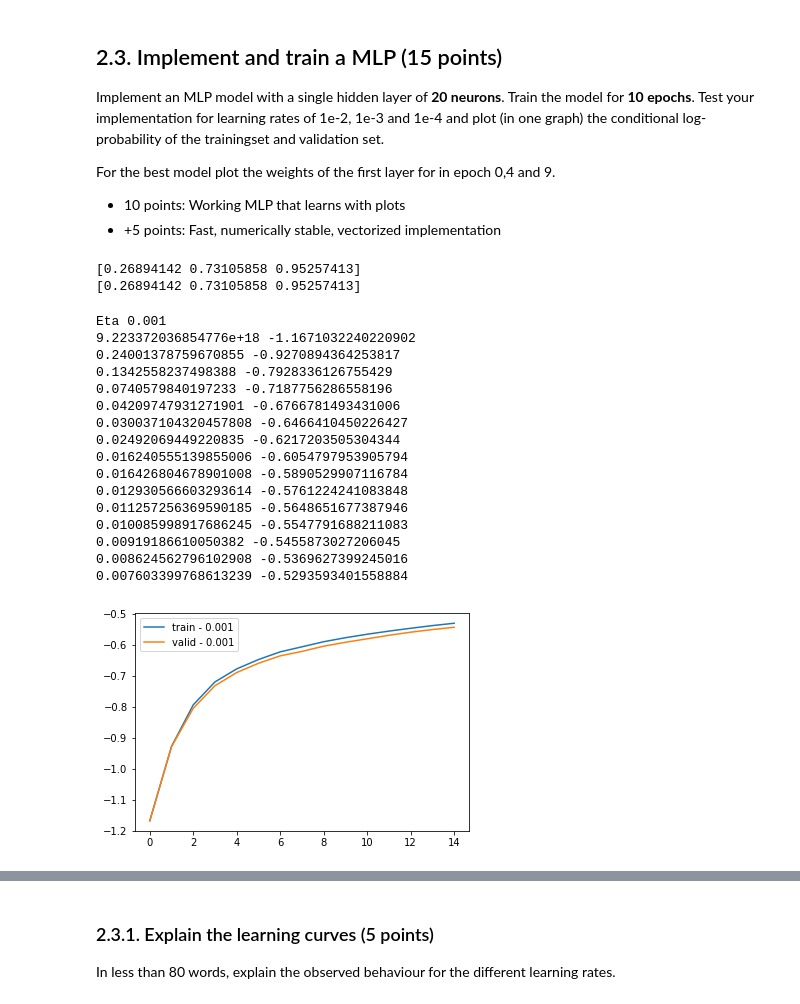
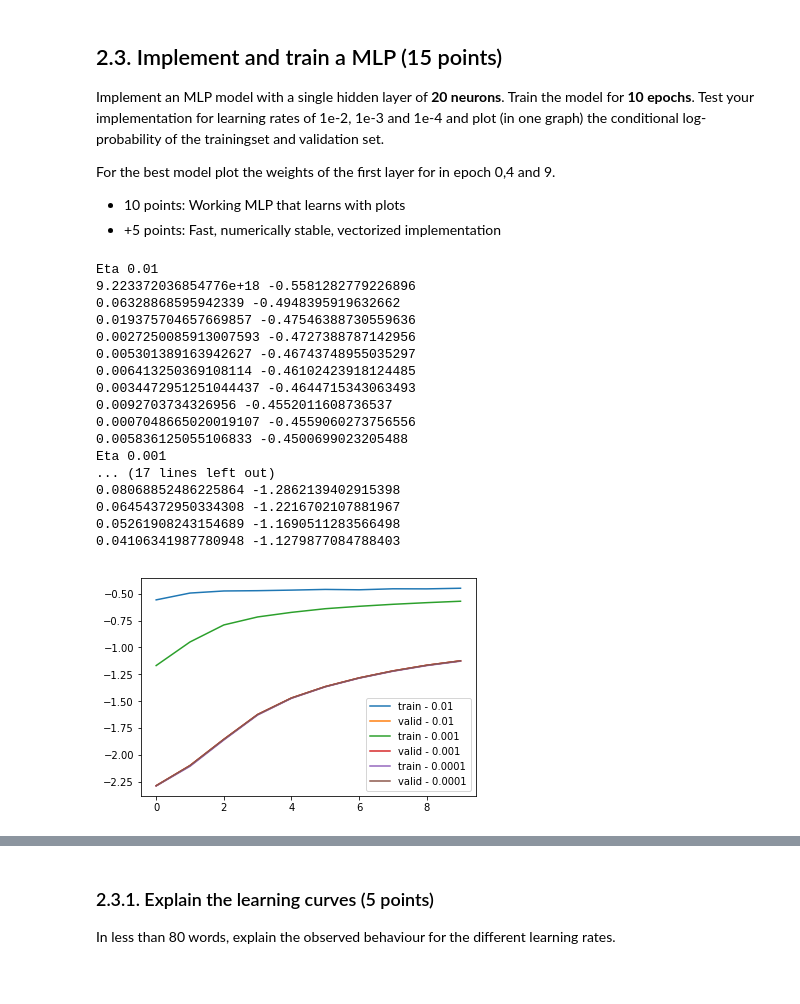
Before and after one commit to filipkny/MachineLearning1_UvA, a Jupyter notebook: lab2.ipynb, the cells around one changed output, grey strips where cells are left out. Cells and saved outputs as stored; diff of their text form; code cells hidden in the pictures.

```diff
--- a/lab2.ipynb
+++ b/lab2.ipynb
@@ -982,73 +970,65 @@ def test_sgd_ML(x_train, t_train, x_valid, t_valid, w, b, V, a, eta):
-# %%
-arr = np.array([-1,1,3])
-print(expit(arr))
-print(logistic.cdf(arr))
-# %% [output]
-[0.26894142 0.73105858 0.95257413]
-[0.26894142 0.73105858 0.95257413]
 # %%
 # Shown tests for testing
 np.random.seed(123)
 hidden_dim = 20
 
-import cProfile, pstats, io
-pr = cProfile.Profile()
-pr.enable()
-# ... do something ...
-
-
-for eta in [1e-3]:
+logp_vs = []
+logps = []
+etas = [1e-2, 1e-3 ,1e-4 ]
+for eta in etas:
     print("Eta {}".format(eta))
     w = np.random.normal(size=(hidden_dim,10), scale=0.001)
-    # w = np.zeros((784,10))
     b = np.zeros((10,))
 
-    a = np.ones((1, hidden_dim)).T
-    V = np.random.normal(size=(784, hidden_dim), scale=0.001)
+    a = np.zeros((1, hidden_dim)).T
+    V = np.zeros((784, hidden_dim))
 
-    w,b,V,a = test_sgd_ML(x_train, t_train, x_valid, t_valid, w, b, V, a, eta)
+    w,b,V,a,logp, logp_v = test_sgd_ML(x_train, t_train, x_valid, t_valid, w, b, V, a, eta)
 
-pr.disable()
-s = io.StringIO()
-sortby = 'cumulative'
-ps = pstats.Stats(pr, stream=s).sort_stats(sortby)
-ps.print_stats()
-print (s.getvalue())
+    logps.append(logp)
+    logp_vs.append(logp_v)
 
+for logp, logpv, eta in zip(logps,logp_vs, etas):
+    plt.plot(logp, label="train - {}".format(eta))
+    plt.plot(logp_v, label="valid - {}".format(eta))
+
+plt.legend()
+plt.show()
 # w = np.random.normal(size=(hidden_dim,10), scale=0.001)
 # b = np.zeros((10,))
 # a = np.ones((1, hidden_dim)).T
 # V = np.random.normal(size=(784, hidden_dim), scale=0.001)
 
 # logp, dL_dw,dL_db,dL_dV,dL_da = logreg_gradient_ML(x_train[0:1,:], t_train[0:1], w, b, V, a)
 # print("Test gradient on one point")
 # print("Log Likelihood:\t", logpt)
 # print("\nGrad_W_ij\t",grad_w.shape,"matrix")
 # print("Grad_W_ij[0,152:158]=\t", grad_w[152:158,0])
 # print("\nGrad_B_i shape\t",grad_b.shape,"vector")
 # print("Grad_B_i=\t", grad_b.T)
 # print("i in {0,...,9}; j in M")
 
 # assert logpt.shape == (), logpt.shape
 # assert grad_w.shape == (hidden_dim, 10), grad_w.shape
 # assert grad_b.shape == (10,), grad_b.shape
 # assert grad_a.shape == (hidden_dim, ), grad_a.shape
 # assert grad_v.shape == (784, hidden_dim), grad_v.shape
 # %% [output]
+Eta 0.01
+9.223372036854776e+18 -0.5581282779226896
+0.06328868595942339 -0.4948395919632662
+0.019375704657669857 -0.47546388730559636
+0.0027250085913007593 -0.4727388787142956
+0.005301389163942627 -0.46743748955035297
+0.006413250369108114 -0.46102423918124485
+0.0034472951251044437 -0.4644715343063493
+0.0092703734326956 -0.4552011608736537
+0.0007048665020019107 -0.4559060273756556
+0.005836125055106833 -0.4500699023205488
 Eta 0.001
-9.223372036854776e+18 -1.1671032240220902
-0.24001378759670855 -0.9270894364253817
-0.1342558237498388 -0.7928336126755429
-0.0740579840197233 -0.7187756286558196
-0.04209747931271901 -0.6766781493431006
-0.030037104320457808 -0.6466410450226427
-0.02492069449220835 -0.6217203505304344
-0.016240555139855006 -0.6054797953905794
-0.016426804678901008 -0.5890529907116784
-0.012930566603293614 -0.5761224241083848
-0.011257256369590185 -0.5648651677387946
-0.010085998917686245 -0.5547791688211083
-0.00919186610050382 -0.5455873027206045
-0.008624562796102908 -0.5369627399245016
-0.007603399768613239 -0.5293593401558884
+... (17 lines left out)
+0.08068852486225864 -1.2862139402915398
+0.06454372950334308 -1.2216702107881967
+0.05261908243154689 -1.1690511283566498
+0.04106341987780948 -1.1279877084788403
-[figure, old version]
+[figure, new version]
```
Also changed, not shown: parts of 9 cells of this notebook.
